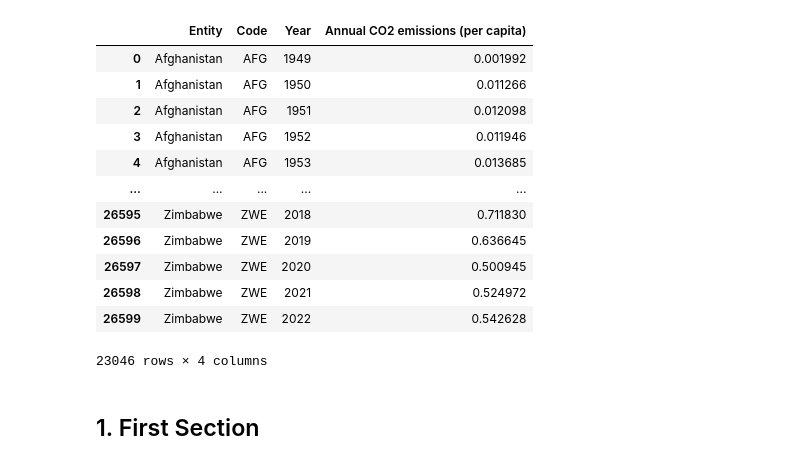
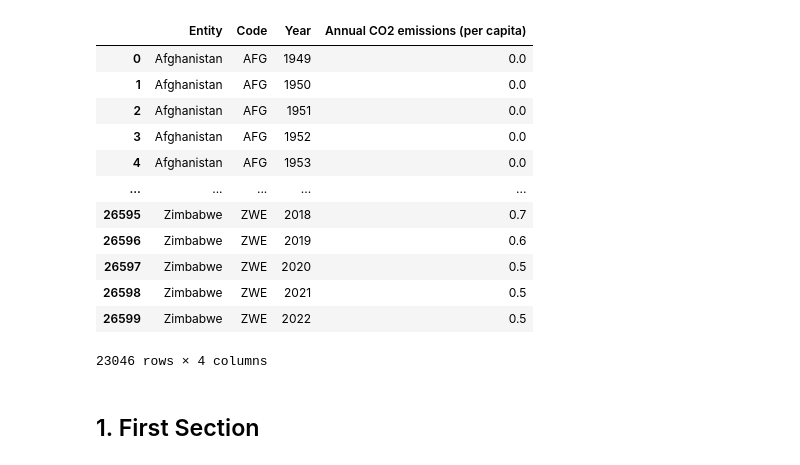
Before and after one commit to AndreStc21/Data_Visualization_Chart_Troopers, a Jupyter notebook: assignment_1/data_preparation.ipynb, the cells around one changed output. Cells and saved outputs as stored; diff of their text form; code cells hidden in the pictures.

```diff
--- a/assignment_1/data_preparation.ipynb
+++ b/assignment_1/data_preparation.ipynb
@@ -1,25 +1,26 @@
 # %%
 import pandas as pd
 import plotly.express as px
 
 df = pd.read_csv('co-emissions-per-capita.csv')
 df = df[~df['Code'].isna()]
 df = df.rename(columns={'Annual CO₂ emissions (per capita)': 'Annual CO2 emissions (per capita)'})
+df['Annual CO2 emissions (per capita)'] = df['Annual CO2 emissions (per capita)'].round(1)
 top_n_row = 10
 df
 # %% [output]
 |  | Entity | Code | Year | Annual CO2 emissions (per capita) |
-| 0 | Afghanistan | AFG | 1949 | 0.001992 |
-| 1 | Afghanistan | AFG | 1950 | 0.011266 |
-| 2 | Afghanistan | AFG | 1951 | 0.012098 |
-| 3 | Afghanistan | AFG | 1952 | 0.011946 |
-| 4 | Afghanistan | AFG | 1953 | 0.013685 |
+| 0 | Afghanistan | AFG | 1949 | 0.0 |
+| 1 | Afghanistan | AFG | 1950 | 0.0 |
+| 2 | Afghanistan | AFG | 1951 | 0.0 |
+| 3 | Afghanistan | AFG | 1952 | 0.0 |
+| 4 | Afghanistan | AFG | 1953 | 0.0 |
 | ... | ... | ... | ... | ... |
-| 26595 | Zimbabwe | ZWE | 2018 | 0.711830 |
-| 26596 | Zimbabwe | ZWE | 2019 | 0.636645 |
-| 26597 | Zimbabwe | ZWE | 2020 | 0.500945 |
-| 26598 | Zimbabwe | ZWE | 2021 | 0.524972 |
-| 26599 | Zimbabwe | ZWE | 2022 | 0.542628 |
+| 26595 | Zimbabwe | ZWE | 2018 | 0.7 |
+| 26596 | Zimbabwe | ZWE | 2019 | 0.6 |
+| 26597 | Zimbabwe | ZWE | 2020 | 0.5 |
+| 26598 | Zimbabwe | ZWE | 2021 | 0.5 |
+| 26599 | Zimbabwe | ZWE | 2022 | 0.5 |
 23046 rows × 4 columns
 # %% [markdown]
 ## 1. First Section
```
Also changed, not shown: parts of 4 cells of this notebook, 4 other files.
